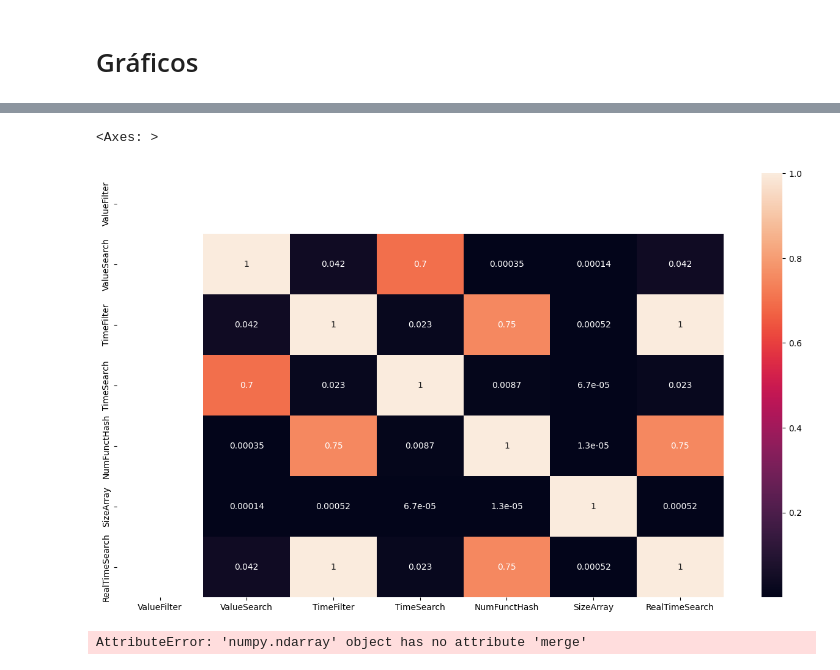
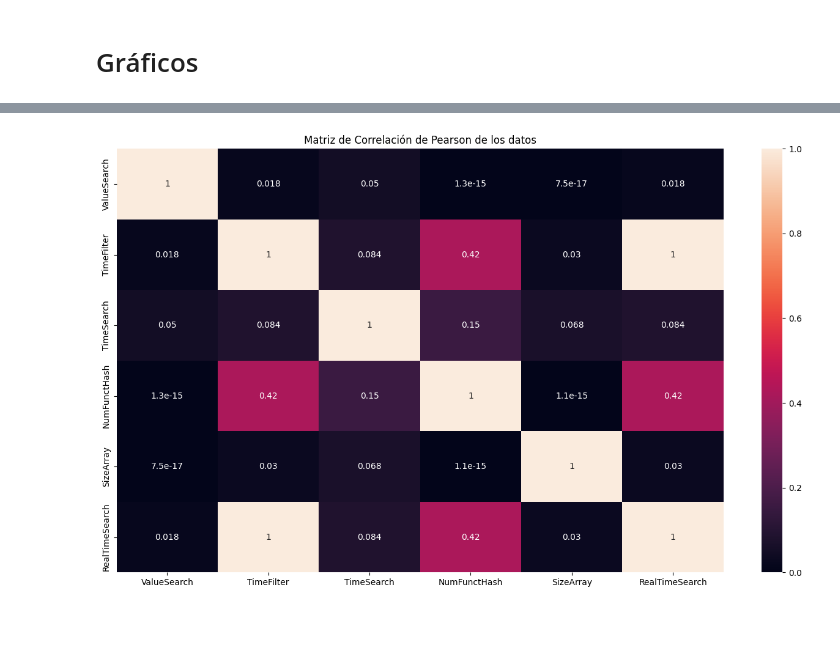
Before and after one commit to MrChurrasco/Tarea3Log, a Jupyter notebook: main.ipynb, the cells around one changed output, grey strips where cells are left out. Saved outputs shown, nothing was run; the diff lists cells and outputs as text; code cells hidden in the pictures; blank space fills up the shorter version.

```diff
--- a/main.ipynb
+++ b/main.ipynb
@@ -342,12 +376,9 @@ array([  3,   4,   5,   6,   7,   8,   9,  10,  11,  12,  13,  14,  15,
 # %%
 fig, ax = plt.subplots(figsize=(16,9))
-sns.heatmap(abs(dataset.corr(numeric_only=True)),
+sns.heatmap(abs(dataset.drop(columns="ValueFilter").corr(numeric_only=True)),
             annot=True,
             ax=ax)
+ax.set_title("Matriz de Correlación de Pearson de los datos")
+plt.show()
 # %% [output]
-<Axes: >
-[figure, old version]
+[figure, new version]
-# %%
-dataset["SizeArray"].unique().merge( right=dataset["NumFunctHash"].unique(), how="cross")
-# %% [output]
-AttributeError: 'numpy.ndarray' object has no attribute 'merge'
```
Also changed, not shown: parts of 27 cells of this notebook, 3 other files.
